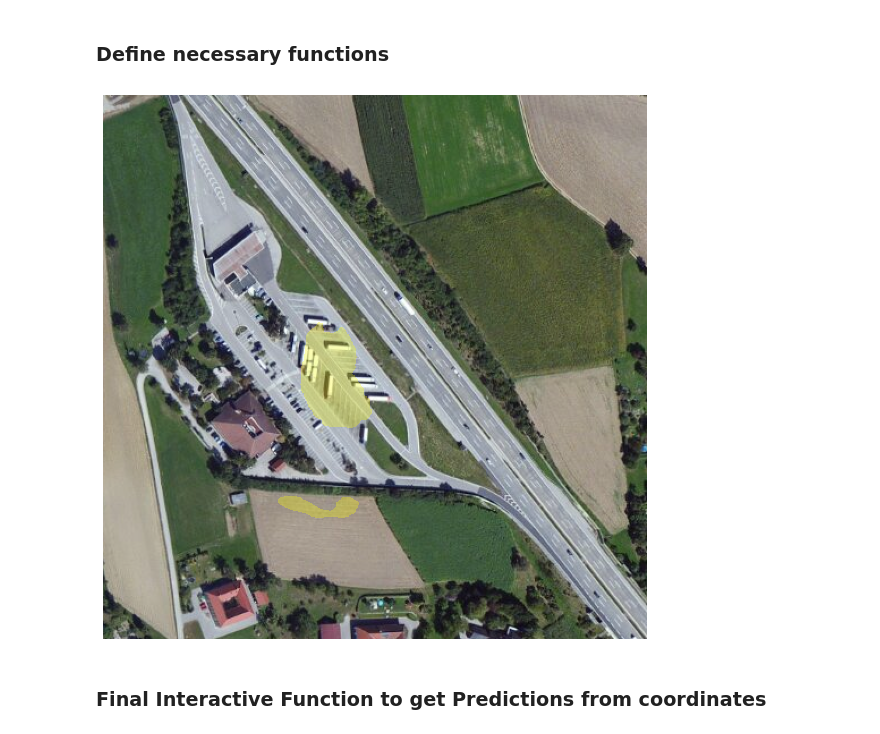
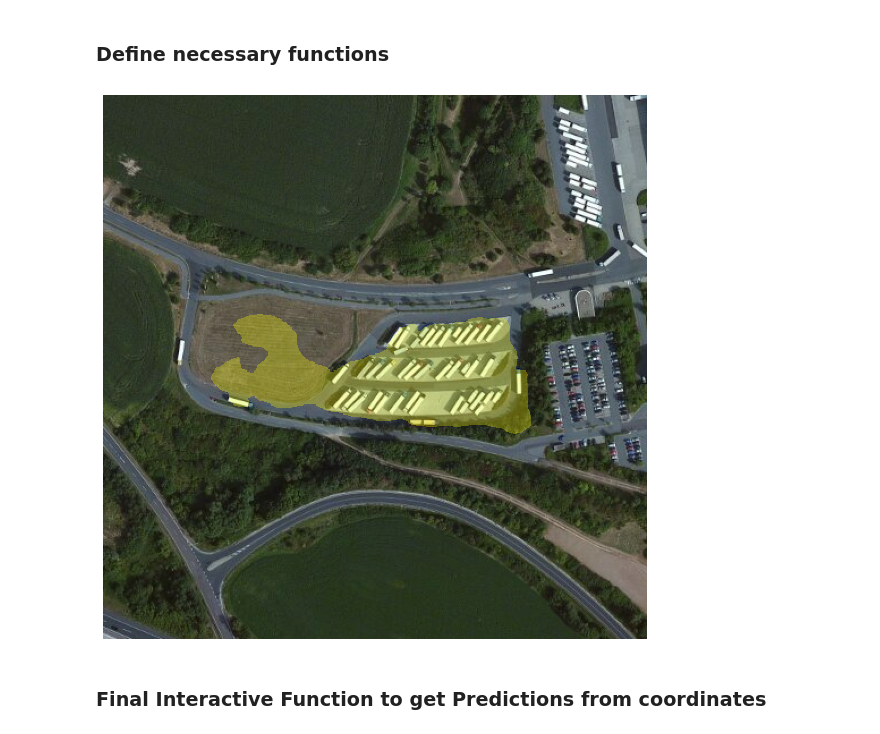
Before and after one commit to f-krause/TruckParkingDetection, a Jupyter notebook: 6_Final-Function.ipynb, the cells around one changed output. Cells and saved outputs as stored; diff of their text form; code cells hidden in the pictures.

```diff
--- a/6_Final-Function.ipynb
+++ b/6_Final-Function.ipynb
@@ -104,12 +104,13 @@ gps_directory = {0: (-17.9495555, 25.8216612),
                  5: (48.14587, 14.87352),
                  6: (48.11447, 14.66582),
                  7: (48.18516, 15.79659),
-                 8: (48.13867, 14.58055)
+                 8: (48.13867, 14.58055),
+                 10:(51.08679, 13.2736163)
                  }
 # %%
-get_prediction(gps_directory[8])
+get_prediction(gps_directory[10])
 # %% [output]
-[figure, old version]
+[figure, new version]
 # %% [markdown]
 ### Final Interactive Function to get Predictions from coordinates
 # %%
```
Also changed, not shown: 2 other files.
